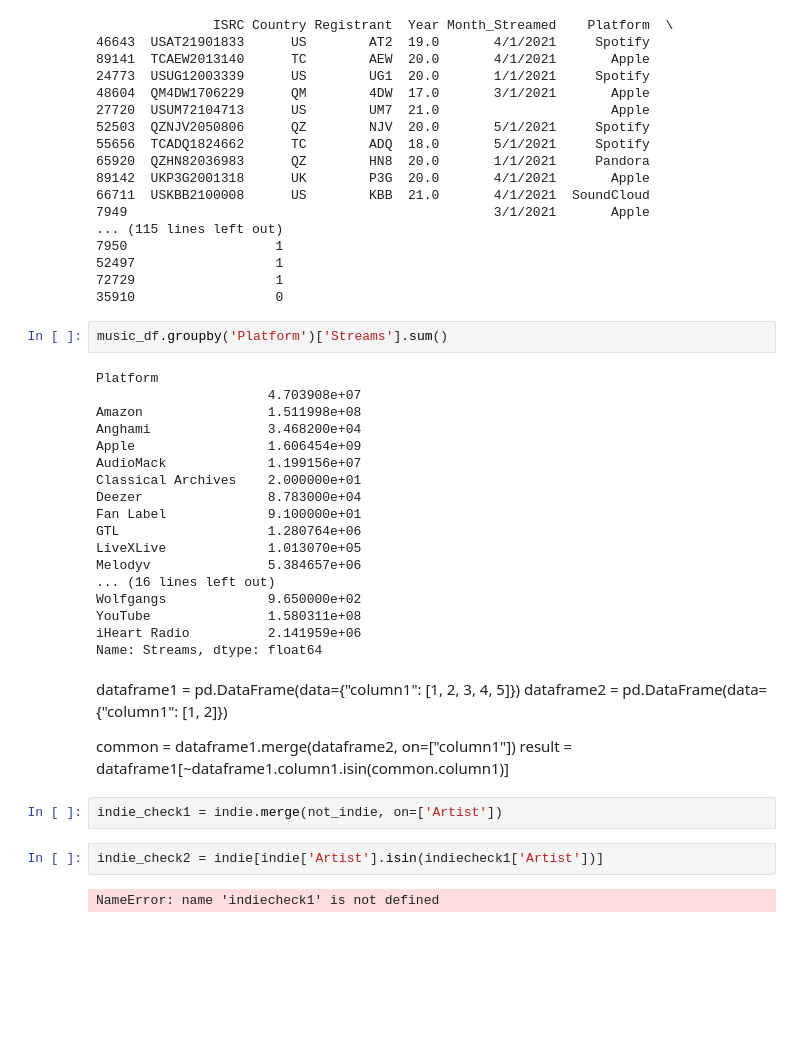
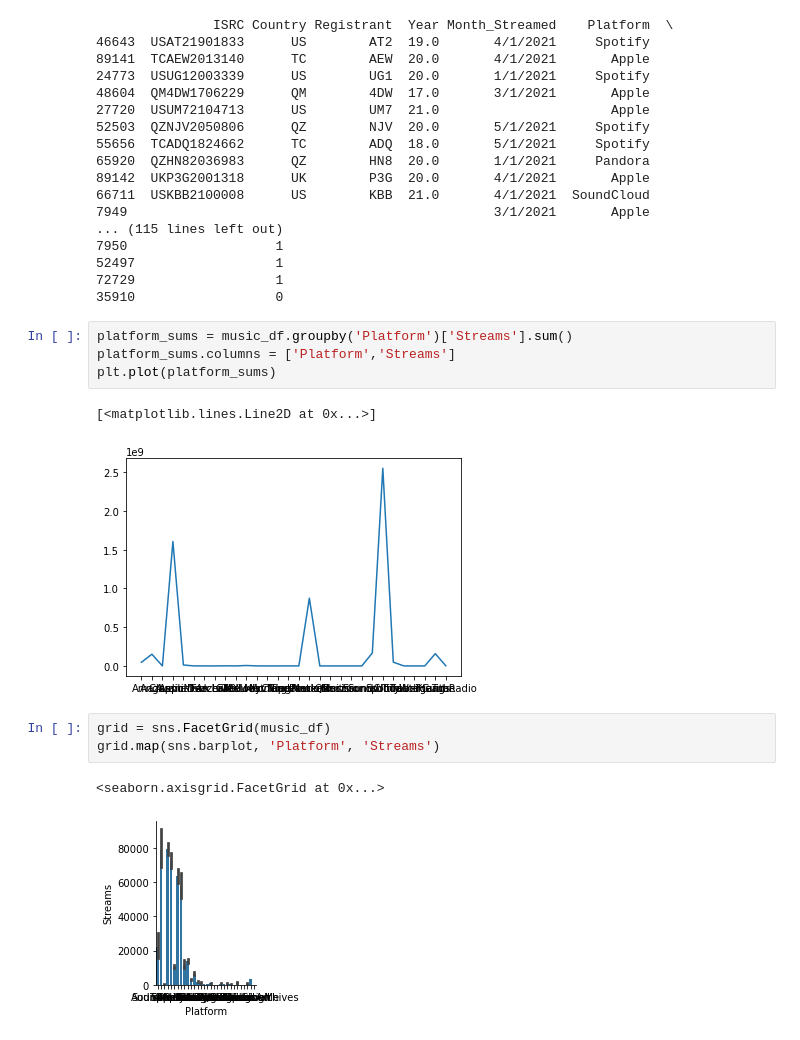
Before and after one commit to NSS-Data-Analytics-Cohort-6/mlc-project-count-dracula, a Jupyter notebook: notebooks/MLC_Phil.ipynb, the cells around one changed output. Saved outputs shown, nothing was run; the diff lists cells and outputs as text; blank space fills up the shorter version.

```diff
--- a/notebooks/MLC_Phil.ipynb
+++ b/notebooks/MLC_Phil.ipynb
@@ -214,34 +170,15 @@ print(music_df.nlargest(n=20, columns=['Streams']))
 72729                  1
 35910                  0
 # %%
-music_df.groupby('Platform')['Streams'].sum()
+platform_sums = music_df.groupby('Platform')['Streams'].sum()
+platform_sums.columns = ['Platform','Streams']
+plt.plot(platform_sums)
 # %% [output]
-Platform
-                      4.703908e+07
-Amazon                1.511998e+08
-Anghami               3.468200e+04
-Apple                 1.606454e+09
-AudioMack             1.199156e+07
-Classical Archives    2.000000e+01
-Deezer                8.783000e+04
-Fan Label             9.100000e+01
-GTL                   1.280764e+06
-LiveXLive             1.013070e+05
-Melodyv               5.384657e+06
-... (16 lines left out)
-Wolfgangs             9.650000e+02
-YouTube               1.580311e+08
-iHeart Radio          2.141959e+06
-Name: Streams, dtype: float64
+[<matplotlib.lines.Line2D at 0x...>]
+[figure, added]
-# %% [markdown]
-dataframe1 = pd.DataFrame(data={"column1": [1, 2, 3, 4, 5]})
-dataframe2 = pd.DataFrame(data={"column1": [1, 2]})
-
-common = dataframe1.merge(dataframe2, on=["column1"])
-result = dataframe1[~dataframe1.column1.isin(common.column1)]
-# %%
-indie_check1 = indie.merge(not_indie, on=['Artist'])
-# %%
-indie_check2 = indie[indie['Artist'].isin(indiecheck1['Artist'])]
-# %% [output]
-NameError: name 'indiecheck1' is not defined
+# %%
+grid = sns.FacetGrid(music_df)
+grid.map(sns.barplot, 'Platform', 'Streams')
+# %% [output]
+<seaborn.axisgrid.FacetGrid at 0x...>
+[figure, added]
```
Also changed, not shown: parts of 20 cells of this notebook.
